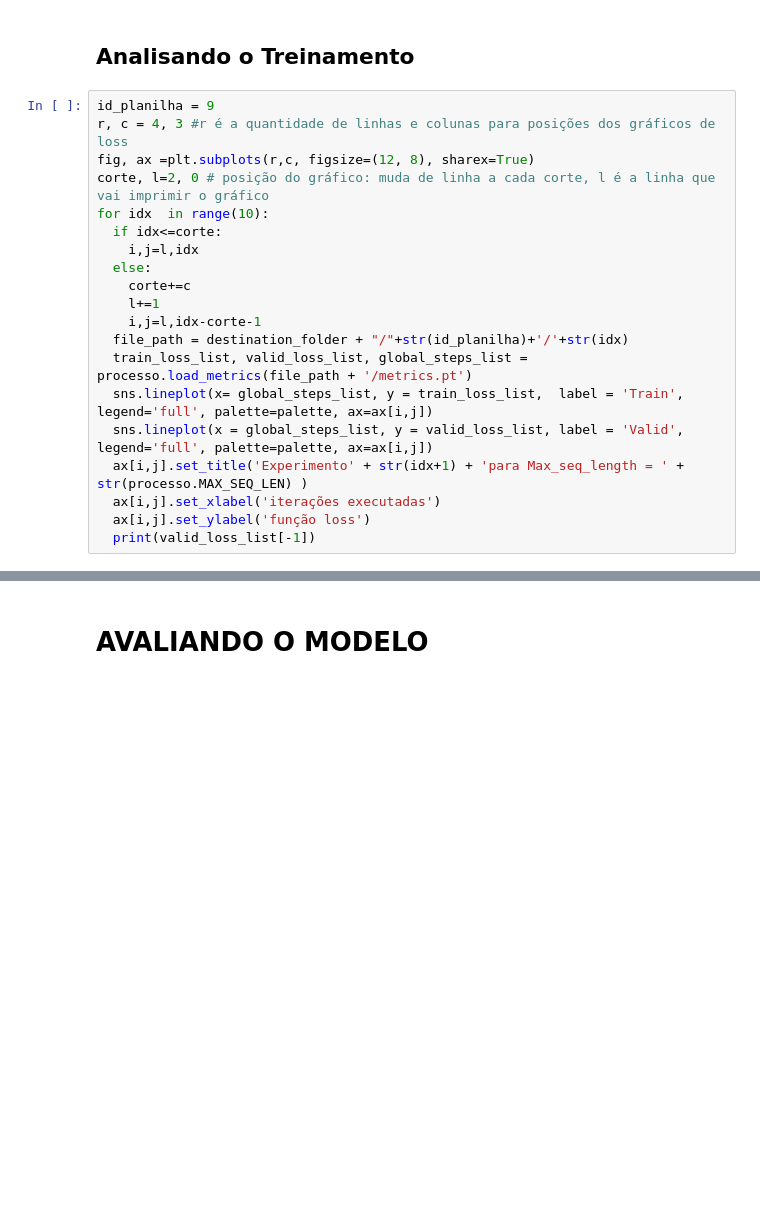
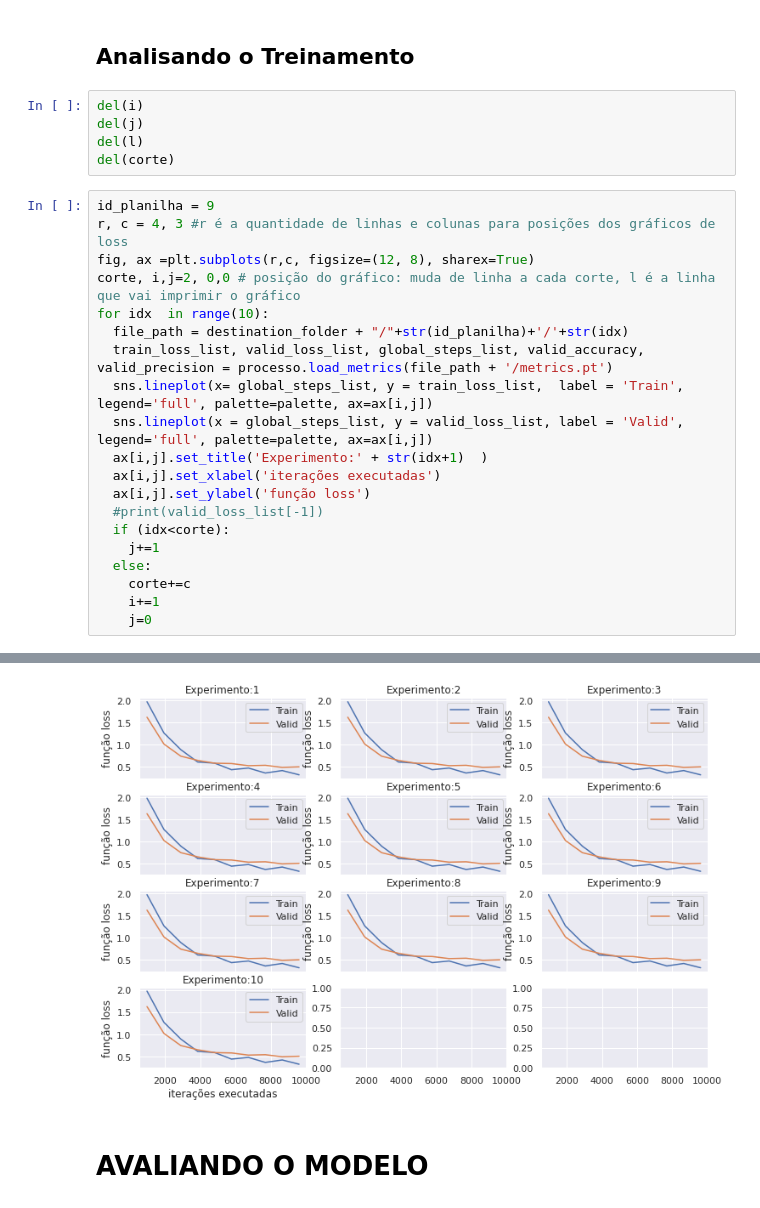
Before and after one commit to HedersonSantos/Noticias, a Jupyter notebook: BERT/BERTimbau_noticias.ipynb, the cells around one changed output, grey strips where cells are left out. Cells and saved outputs as stored; diff of their text form; blank space fills up the shorter version.

```diff
--- a/BERT/BERTimbau_noticias.ipynb
+++ b/BERT/BERTimbau_noticias.ipynb
@@ -537,23 +537,29 @@ You should probably TRAIN this model on a down-stream task to be able to use it
 KeyboardInterrupt: ignored
 # %% [markdown]
 ## Analisando o Treinamento
+# %%
+del(i)
+del(j)
+del(l)
+del(corte)
 # %%
 id_planilha = 9
 r, c = 4, 3 #r é a quantidade de linhas e colunas para posições dos gráficos de loss
 fig, ax =plt.subplots(r,c, figsize=(12, 8), sharex=True)
-corte, l=2, 0 # posição do gráfico: muda de linha a cada corte, l é a linha que vai imprimir o gráfico
+corte, i,j=2, 0,0 # posição do gráfico: muda de linha a cada corte, l é a linha que vai imprimir o gráfico
 for idx  in range(10):
-  if idx<=corte:
-    i,j=l,idx
+  file_path = destination_folder + "/"+str(id_planilha)+'/'+str(idx)
+  train_loss_list, valid_loss_list, global_steps_list, valid_accuracy, valid_precision = processo.load_metrics(file_path + '/metrics.pt')
+  sns.lineplot(x= global_steps_list, y = train_loss_list,  label = 'Train', legend='full', palette=palette, ax=ax[i,j])
+  sns.lineplot(x = global_steps_list, y = valid_loss_list, label = 'Valid', legend='full', palette=palette, ax=ax[i,j])
+  ax[i,j].set_title('Experimento:' + str(idx+1)  )
+  ax[i,j].set_xlabel('iterações executadas')
+  ax[i,j].set_ylabel('função loss')
+  #print(valid_loss_list[-1])
+  if (idx<corte):
+    j+=1
   else:
     corte+=c
-    l+=1
-    i,j=l,idx-corte-1
-  file_path = destination_folder + "/"+str(id_planilha)+'/'+str(idx)
-  train_loss_list, valid_loss_list, global_steps_list = processo.load_metrics(file_path + '/metrics.pt')
-  sns.lineplot(x= global_steps_list, y = train_loss_list,  label = 'Train', legend='full', palette=palette, ax=ax[i,j])
-  sns.lineplot(x = global_steps_list, y = valid_loss_list, label = 'Valid', legend='full', palette=palette, ax=ax[i,j])
-  ax[i,j].set_title('Experimento' + str(idx+1) + 'para Max_seq_length = ' + str(processo.MAX_SEQ_LEN) )
-  ax[i,j].set_xlabel('iterações executadas')
-  ax[i,j].set_ylabel('função loss')
-  print(valid_loss_list[-1])
+    i+=1
+    j=0
+# %% [output]
@@ -560,3 +586,4 @@ for idx  in range(10):
+[figure, added]
 # %% [markdown]
 # AVALIANDO O MODELO
 # %% [markdown]
```
Also changed, not shown: parts of 5 cells of this notebook.
